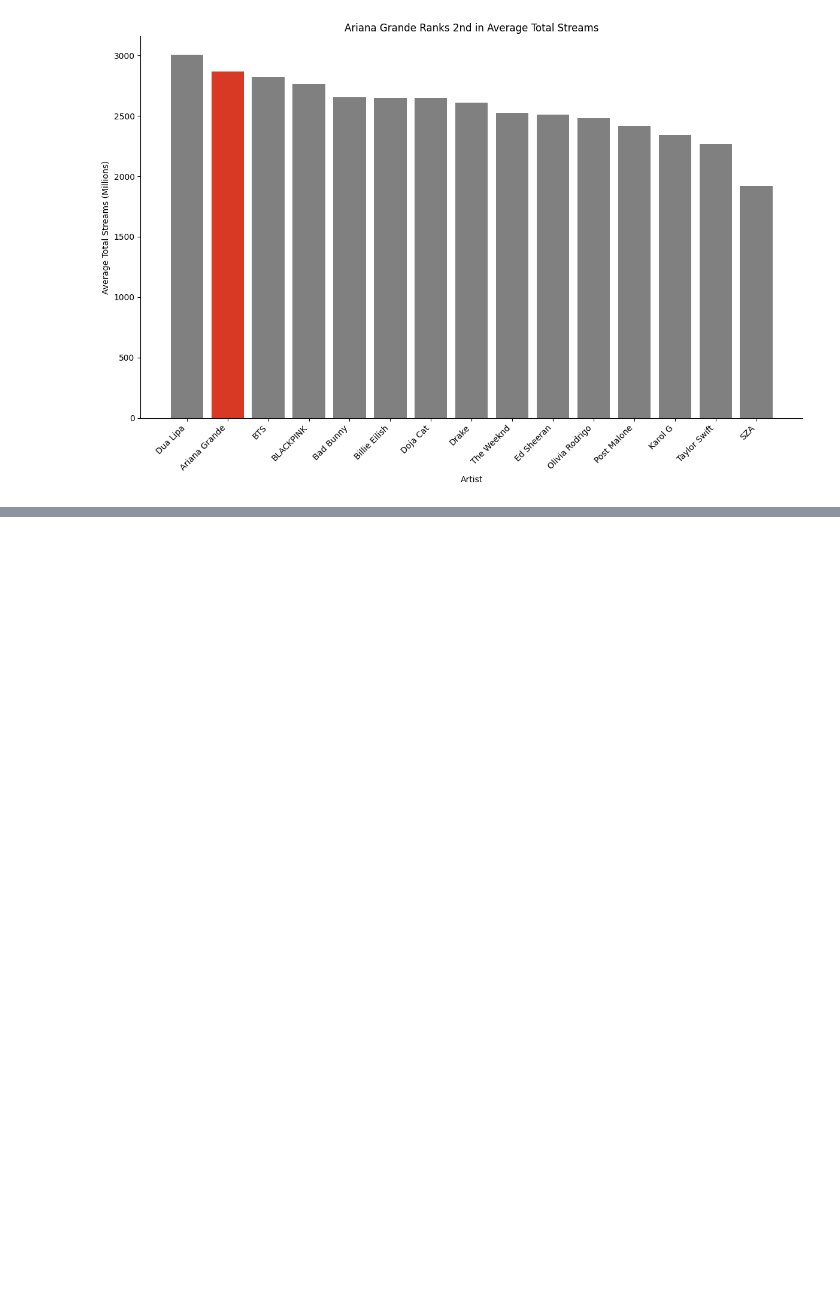
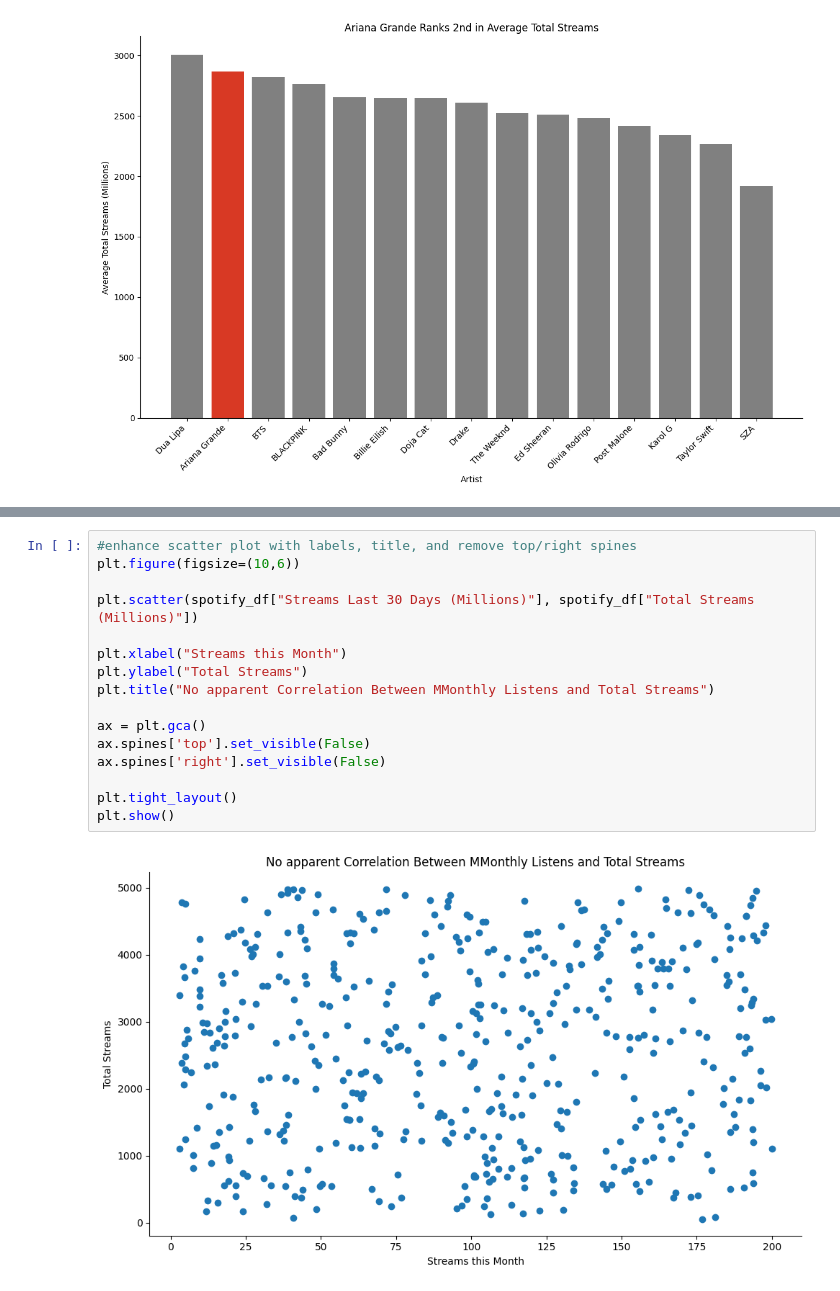
Before and after one commit to rhyman7/learning_plots_ryan_hyman, a Jupyter notebook: notebooks/visualization_practice.ipynb, the cells around one changed output, grey strips where cells are left out. Saved outputs shown, nothing was run; the diff lists cells and outputs as text; blank space fills up the shorter version.

```diff
--- a/notebooks/visualization_practice.ipynb
+++ b/notebooks/visualization_practice.ipynb
@@ -153,0 +179,18 @@ plt.show()
+# %%
+#enhance scatter plot with labels, title, and remove top/right spines
+plt.figure(figsize=(10,6))
+
+plt.scatter(spotify_df["Streams Last 30 Days (Millions)"], spotify_df["Total Streams (Millions)"])
+
+plt.xlabel("Streams this Month")
+plt.ylabel("Total Streams")
+plt.title("No apparent Correlation Between MMonthly Listens and Total Streams")
+
+ax = plt.gca()
+ax.spines['top'].set_visible(False)
+ax.spines['right'].set_visible(False)
+
+plt.tight_layout()
+plt.show()
+# %% [output]
+[figure, added]
```
Also changed, not shown: parts of 4 cells of this notebook.
